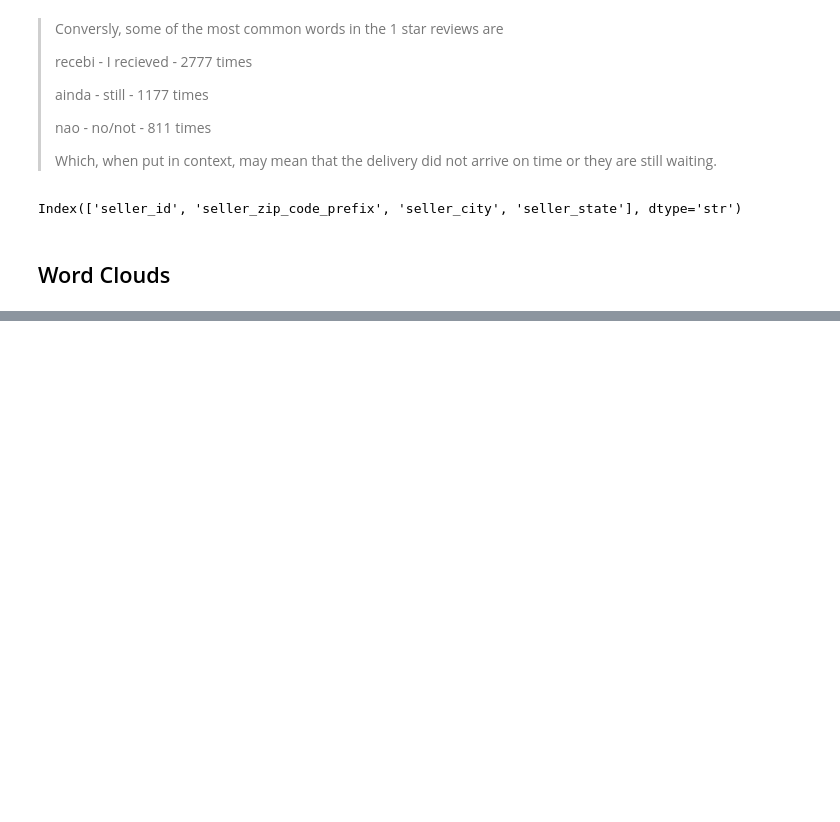
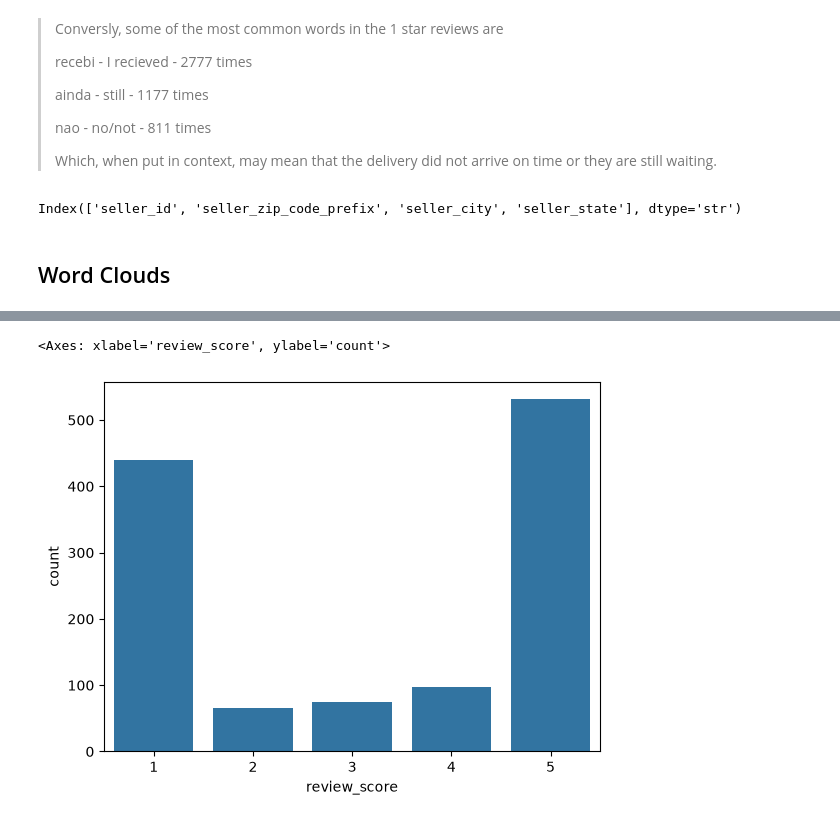
Before and after one commit to danielphilip12/E-Commerce-Analysis, a Jupyter notebook: notebooks/olist_analysis.ipynb, the cells around one changed output, grey strips where cells are left out. Saved outputs shown, nothing was run; the diff lists cells and outputs as text; code cells hidden in the pictures; blank space fills up the shorter version.

```diff
--- a/notebooks/olist_analysis.ipynb
+++ b/notebooks/olist_analysis.ipynb
@@ -630,0 +635,2 @@ plt.show()
+# %%
+lannister_reviews = df_order_reviews[df_order_reviews['review_comment_message'].str.contains('lannister', case=False, na=False)]
@@ -630,0 +666,5 @@ plt.show()
+# %%
+sns.countplot(data=lannister_reviews, x='review_score')
+# %% [output]
+<Axes: xlabel='review_score', ylabel='count'>
+[figure, added]
```
Also changed, not shown: parts of 34 cells of this notebook.
